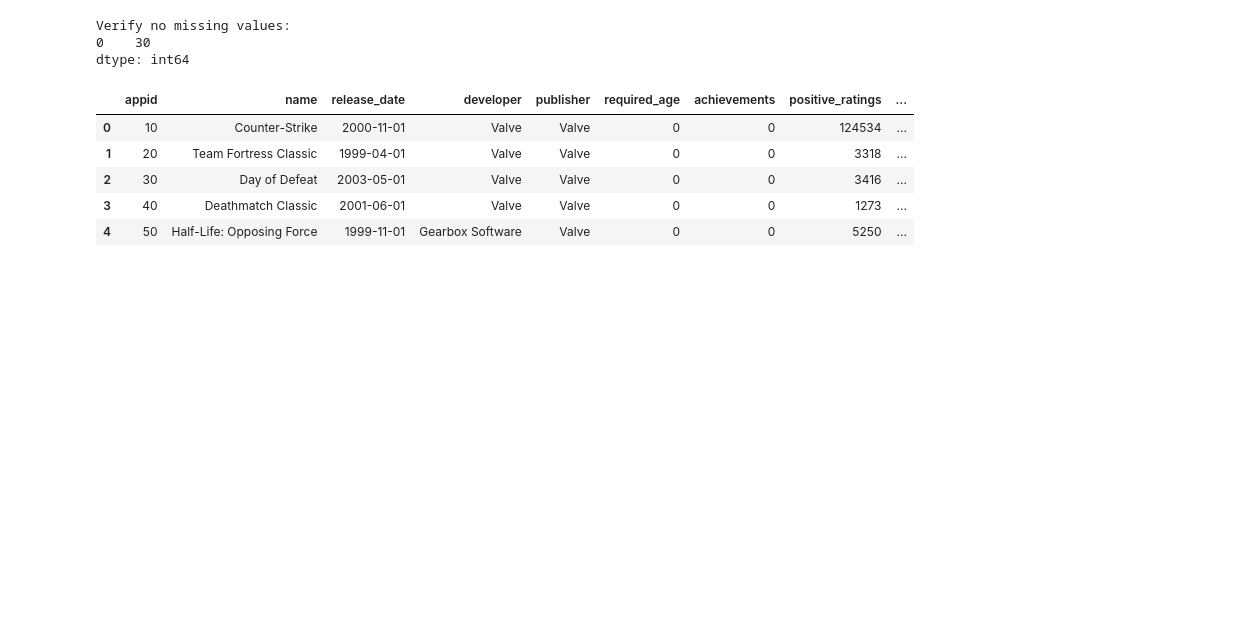
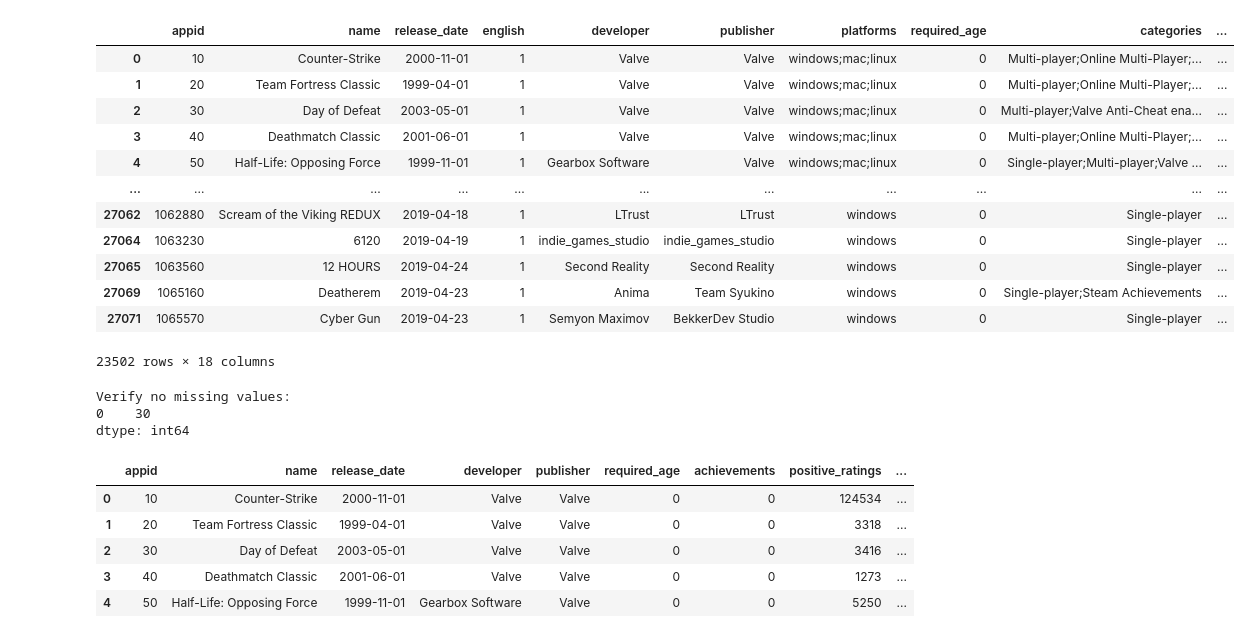
Before and after one commit to zobairhas/Videogame_Trends_Analysis, a Jupyter notebook: preprocessing-steam-data.ipynb, the cells around one changed output. Saved outputs shown, nothing was run; the diff lists cells and outputs as text; code cells hidden in the pictures; blank space fills up the shorter version.

Commit message:
Filtered 0 values out of positive_ratings and negative_ratings

```diff
--- a/preprocessing-steam-data.ipynb
+++ b/preprocessing-steam-data.ipynb
@@ -19,3 +27,21 @@ pd.read_csv('steam_cleaned.csv').head()
+# %%
+# Filter out 0s from positive and negative rating columns
+df = df[(df['positive_ratings'] > 0) & (df['negative_ratings'] > 0)]
+df
+# %% [output]
+|  | appid | name | release_date | english | developer | publisher | platforms | required_age | categories | ... |
+| 0 | 10 | Counter-Strike | 2000-11-01 | 1 | Valve | Valve | windows;mac;linux | 0 | Multi-player;Online Multi-Player;... | ... |
+| 1 | 20 | Team Fortress Classic | 1999-04-01 | 1 | Valve | Valve | windows;mac;linux | 0 | Multi-player;Online Multi-Player;... | ... |
+| 2 | 30 | Day of Defeat | 2003-05-01 | 1 | Valve | Valve | windows;mac;linux | 0 | Multi-player;Valve Anti-Cheat ena... | ... |
+| 3 | 40 | Deathmatch Classic | 2001-06-01 | 1 | Valve | Valve | windows;mac;linux | 0 | Multi-player;Online Multi-Player;... | ... |
+| 4 | 50 | Half-Life: Opposing Force | 1999-11-01 | 1 | Gearbox Software | Valve | windows;mac;linux | 0 | Single-player;Multi-player;Valve ... | ... |
+| ... | ... | ... | ... | ... | ... | ... | ... | ... | ... | ... |
+| 27062 | 1062880 | Scream of the Viking REDUX | 2019-04-18 | 1 | LTrust | LTrust | windows | 0 | Single-player | ... |
+| 27064 | 1063230 | 6120 | 2019-04-19 | 1 | indie_games_studio | indie_games_studio | windows | 0 | Single-player | ... |
+| 27065 | 1063560 | 12 HOURS | 2019-04-24 | 1 | Second Reality | Second Reality | windows | 0 | Single-player | ... |
+| 27069 | 1065160 | Deatherem | 2019-04-23 | 1 | Anima | Team Syukino | windows | 0 | Single-player;Steam Achievements | ... |
+| 27071 | 1065570 | Cyber Gun | 2019-04-23 | 1 | Semyon Maximov | BekkerDev Studio | windows | 0 | Single-player | ... |
+23502 rows × 18 columns
 # %%
 # define function to remove all non-english games
 def remove_non_english(df):
```
Also changed, not shown: parts of 3 cells of this notebook.
